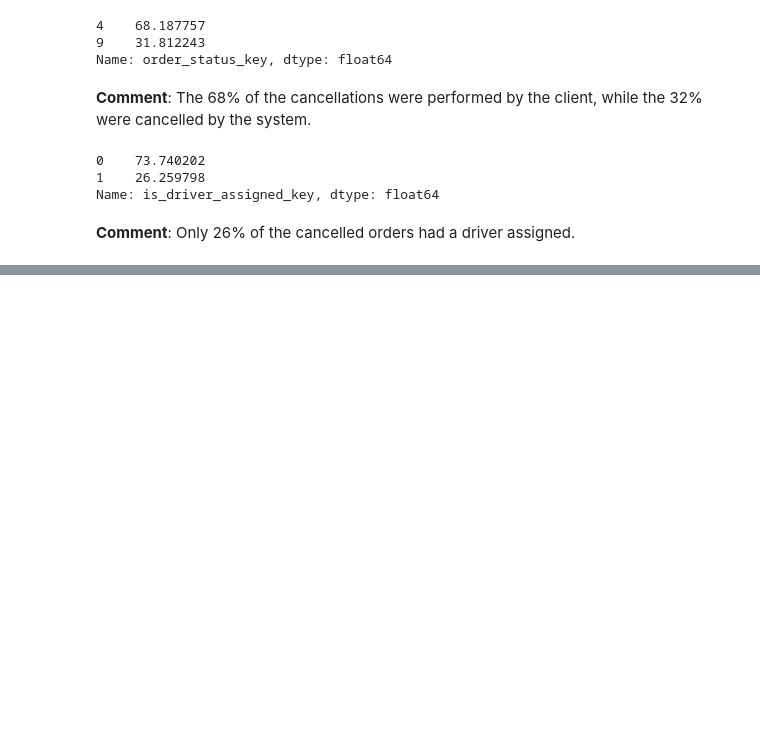
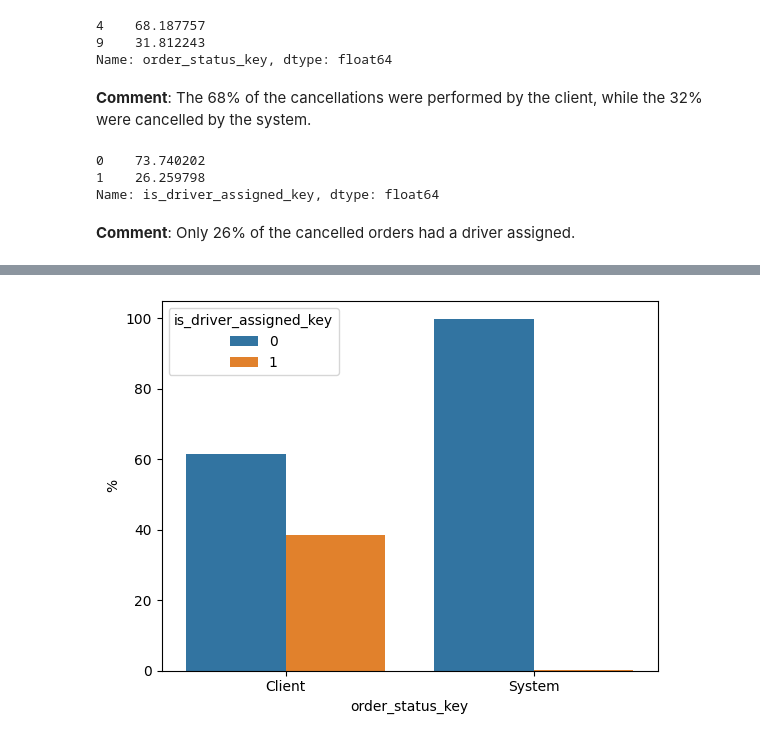
Before and after one commit to monicasainer/insights_failed_orders, a Jupyter notebook: notebooks/notebook.ipynb, the cells around one changed output, grey strips where cells are left out. Cells and saved outputs as stored; diff of their text form; code cells hidden in the pictures; blank space fills up the shorter version.

Commit message:
Added first graphs

```diff
--- a/notebooks/notebook.ipynb
+++ b/notebooks/notebook.ipynb
@@ -37,5 +42,5 @@ import os
 # %%
 data_source = os.environ.get("path_data")
-df_data_offers=pd.read_csv(f"{data_source}/raw_data/data_offers.csv")
-df_data_orders=pd.read_csv(f"{data_source}/raw_data/data_orders.csv")
+df_offers=pd.read_csv(f"{data_source}/raw_data/data_offers.csv")
+df_orders=pd.read_csv(f"{data_source}/raw_data/data_orders.csv")
 # %%
@@ -151,0 +265,3 @@ Name: is_driver_assigned_key, dtype: float64
+# %%
+df_orders_failure = df_orders.groupby(['order_status_key','is_driver_assigned_key'],as_index=False).agg(Driver= ("is_driver_assigned_key","count"))
+df_orders_failure
@@ -151,0 +274,4 @@ Name: is_driver_assigned_key, dtype: float64
+# %%
+df_orders_failure['order_status_key']=df_orders_failure['order_status_key'].replace({4:'Client',9:'System'})
+# %%
+df_orders_failure['%'] = 100 * df_orders_failure['Driver'] / df_orders_failure.groupby('order_status_key')['Driver'].transform('sum')
@@ -151,0 +286,5 @@ Name: is_driver_assigned_key, dtype: float64
+# %%
+sns.barplot(data=df_orders_failure, x="order_status_key", y="%",
+             hue='is_driver_assigned_key');
+# %% [output]
+[figure, added]
```
Also changed, not shown: parts of 66 cells of this notebook.
